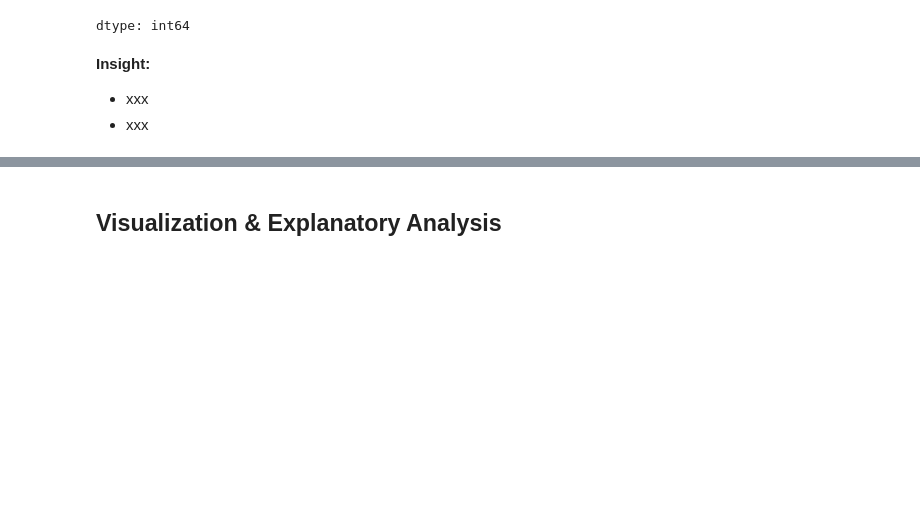
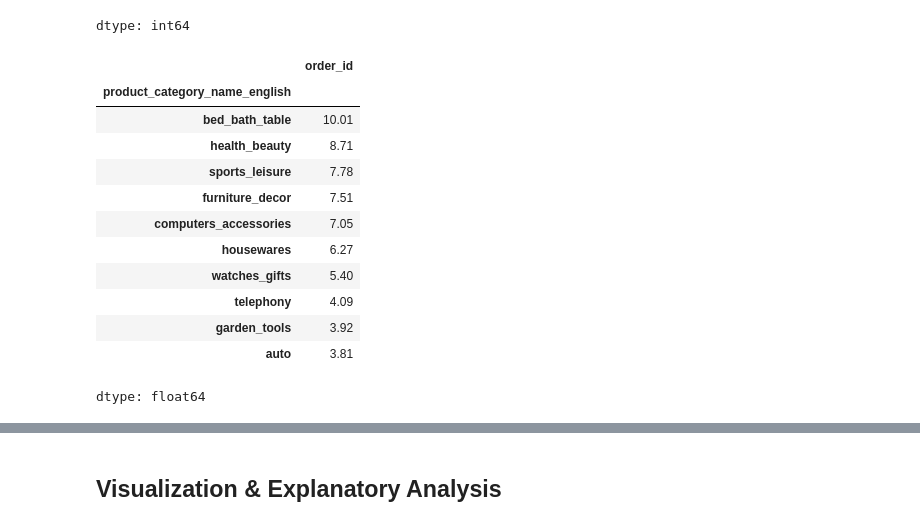
Before and after one commit to angelinawijaya/ecommerce-dashboard, a Jupyter notebook: Proyek_Analisis_Data.ipynb, the cells around one changed output, grey strips where cells are left out. Cells and saved outputs as stored; diff of their text form; code cells hidden in the pictures; blank space fills up the shorter version.

```diff
--- a/Proyek_Analisis_Data.ipynb
+++ b/Proyek_Analisis_Data.ipynb
@@ -192,7 +228,20 @@ top_categories
 | garden_tools | 4347 |
 | auto | 4235 |
 dtype: int64
-# %% [markdown]
-**Insight:**
-- xxx
-- xxx
+# %%
+total_sales = category_sales.sum()
+(top_categories / total_sales * 100).round(2)
+# %% [output]
+|  | order_id |
+| product_category_name_english |  |
+| bed_bath_table | 10.01 |
+| health_beauty | 8.71 |
+| sports_leisure | 7.78 |
+| furniture_decor | 7.51 |
+| computers_accessories | 7.05 |
+| housewares | 6.27 |
+| watches_gifts | 5.40 |
+| telephony | 4.09 |
+| garden_tools | 3.92 |
+| auto | 3.81 |
+dtype: float64
```
Also changed, not shown: parts of 13 cells of this notebook, 12 other files.
